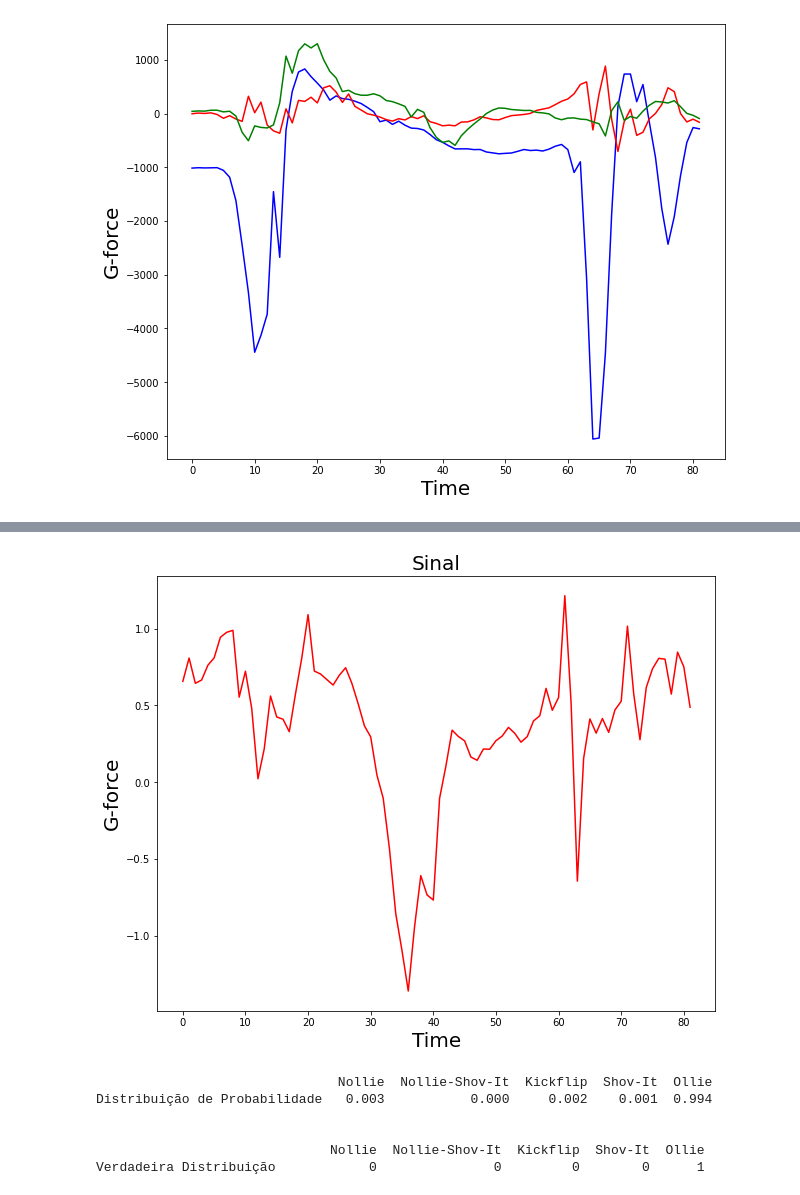
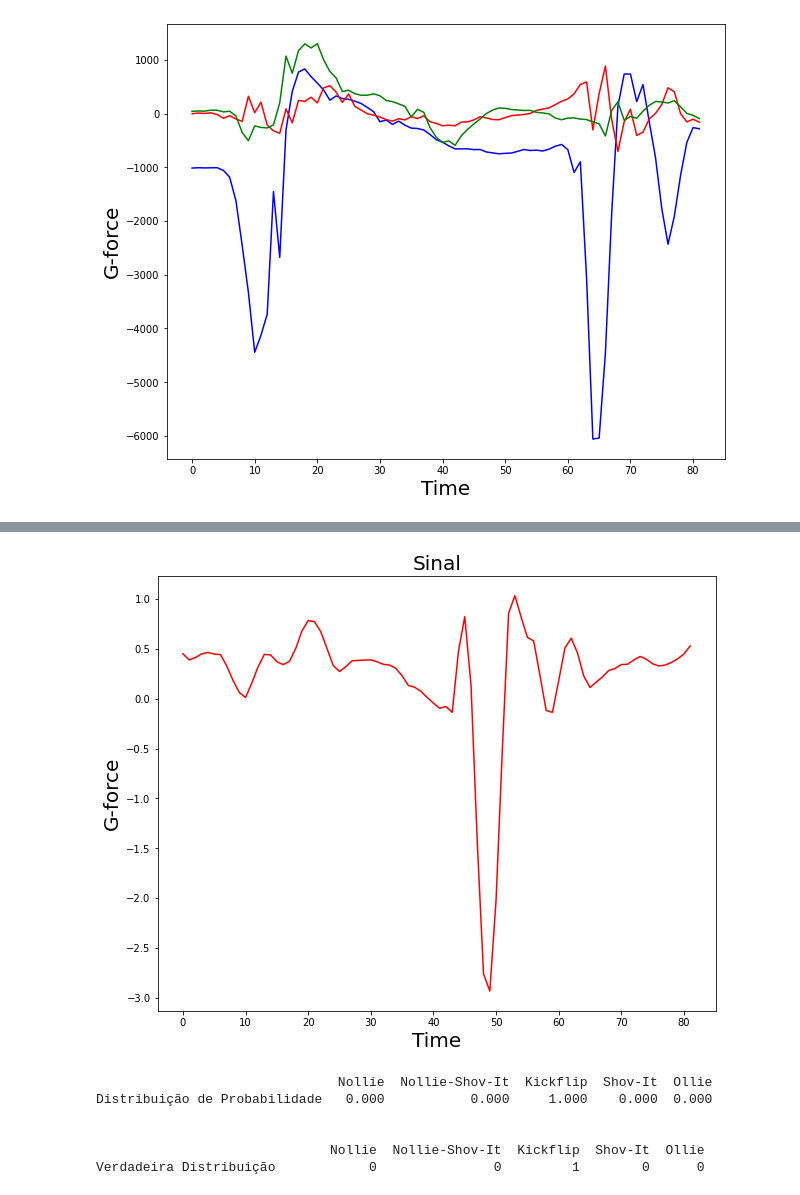
Before and after one commit to Nkluge-correa/skateboarding-trick-classifier, a Jupyter notebook: Skateboarding_Trick_Classifier.ipynb, the cells around one changed output, grey strips where cells are left out. Saved outputs shown, nothing was run; the diff lists cells and outputs as text; code cells hidden in the pictures.

```diff
--- a/Skateboarding_Trick_Classifier.ipynb
+++ b/Skateboarding_Trick_Classifier.ipynb
@@ -39,8 +39,8 @@ import random
 import sklearn
 from sklearn.model_selection import train_test_split
 # %%
-x = pd.read_excel('/content/drive/MyDrive/code/data/data.xlsx')
-y = pd.read_excel('/content/drive/MyDrive/code/data/target.xlsx')
+x = pd.read_excel('/content/drive/MyDrive/code/data/data_all.xlsx')
+y = pd.read_excel('/content/drive/MyDrive/code/data/target_all.xlsx')
 
 #Dados como NParrays
 data = x.to_numpy()
@@ -160,22 +196,24 @@ Agora os sinais possuem uma distribuição normalizada pelo desvio padrão:
 HIDDEN_LAYER_01 =  128#@param {type:"number"}
 HIDDEN_LAYER_02 =  128#@param {type:"number"}
 HIDDEN_LAYER_03 =  64#@param {type:"number"}
-LEARNING_RATE = 0.001 #@param {type:"number"}
+LEARNING_RATE = 0.0006 #@param {type:"number"}
 L1 = 0.001 #@param {type:"number"}
 L2 = 0.001 #@param {type:"number"}
+DROPOUT_RATE = 0.8 #@param {type:"number"}
 EPOCHS =   100#@param {type:"number"}
-BATCH =  20#@param {type:"number"}
+BATCH =  5#@param {type:"number"}
 #Regularizadores L1 e L2, i.e., regularização por decaimento de pesos.
 regularizer = tf.keras.regularizers.l1_l2(l1=L1, l2=L2)
 #Modelo
 
-model = tf.keras.models.Sequential([tf.keras.layers.Flatten(input_shape=(82,)), #transforma o input 2D (28 x28) em um array 1D (28*28 = 784)
-                                    tf.keras.layers.Dense(HIDDEN_LAYER_01, kernel_regularizer=regularizer, activation='relu'),#Hidden layer, onde representações são aprendidas (ReLU = rectified linear activation unit)
-                                    tf.keras.layers.Dense(HIDDEN_LAYER_02, kernel_regularizer=regularizer, activation='relu'),#Hidden layer, onde representações são aprendidas (ReLU = rectified linear activation unit)
-                                    tf.keras.layers.Dense(HIDDEN_LAYER_03, kernel_regularizer=regularizer, activation='relu'),#Hidden layer, onde representações são aprendidas (ReLU = rectified linear activation unit)
-                                    tf.keras.layers.Dense(5, activation='softmax')])#Softmax gera uma medida de probabilidade entre as 10 classes.
+model = tf.keras.models.Sequential([tf.keras.layers.Flatten(input_shape=(82,)),
+                                    tf.keras.layers.Dense(HIDDEN_LAYER_01, kernel_regularizer=regularizer, activation='relu'),
+                                    tf.keras.layers.Dense(HIDDEN_LAYER_02, kernel_regularizer=regularizer, activation='relu'),
+                                    tf.keras.layers.Dense(HIDDEN_LAYER_03, kernel_regularizer=regularizer, activation='relu'),
+                                    tf.keras.layers.Dropout(DROPOUT_RATE),
+                                    tf.keras.layers.Dense(5, activation='softmax')])
 
-opt = tf.keras.optimizers.Adam(learning_rate=LEARNING_RATE)# "Adam optimization algorithm" é uma versão adaptativa de SGD (stochastic gradient descent)
+opt = tf.keras.optimizers.Adam(learning_rate=LEARNING_RATE)
 model.compile(optimizer = opt,
               loss='categorical_crossentropy',
               metrics=['categorical_accuracy'])
@@ -261,8 +331,8 @@ plt.show()
 # Treinando o modelo final
 
 model.fit(X_train, y_train,
-          epochs=30, batch_size=5, verbose=1)
+          epochs=20, batch_size=5, verbose=1)
 test_loss_score, test_acc_score = model.evaluate(X_test, y_test)
 
-print('Test Loss score: ', test_loss_score, '.')
-print('Test Acc score: ', test_acc_score, '.')
+print('Score de Perda em teste: ', test_loss_score, '.')
+print('Performance em teste: ', test_acc_score, '.')
@@ -269,33 +357,33 @@ print('Test Acc score: ', test_acc_score, '.')
 # %%
 #@title Escolha qualquer amostra (entre 0 e 92)
 
 pd.set_option('display.float_format','{:.3f}'.format)
 
 predictions = model.predict(X_test)
-sample =  42#@param {type:"number"}
+sample =  69#@param {type:"number"}
 a = predictions[sample] #Distribuição de probabilidade
 df = pd.DataFrame(a, index=['Nollie', 'Nollie-Shov-It', 'Kickflip', 'Shov-It', 'Ollie'],
                   columns=['Distribuição de Probabilidade'])
 df = df.transpose()
 
 
 plt.figure(figsize = (10,8))
 plt.plot(X_test[sample], 'r-')
 plt.title('Sinal', fontsize=20)
 plt.xlabel('Time', fontsize=20)
 plt.ylabel('G-force', fontsize=20)
 plt.show()
 
 print(df)
 print('\n')
 df_2 = pd.DataFrame(y_test[sample], index=['Nollie', 'Nollie-Shov-It', 'Kickflip', 'Shov-It', 'Ollie'],
                   columns=['Verdadeira Distribuição     '])
 print(df_2.transpose())
 # %% [output]
-[figure, old version]
+[figure, new version]
                                Nollie  Nollie-Shov-It  Kickflip  Shov-It  Ollie
-Distribuição de Probabilidade   0.003           0.000     0.002    0.001  0.994
+Distribuição de Probabilidade   0.000           0.000     1.000    0.000  0.000
 
 
                               Nollie  Nollie-Shov-It  Kickflip  Shov-It  Ollie
-Verdadeira Distribuição            0               0         0        0      1
+Verdadeira Distribuição            0               0         1        0      0
```
Also changed, not shown: parts of 8 cells of this notebook, 8 other files.
